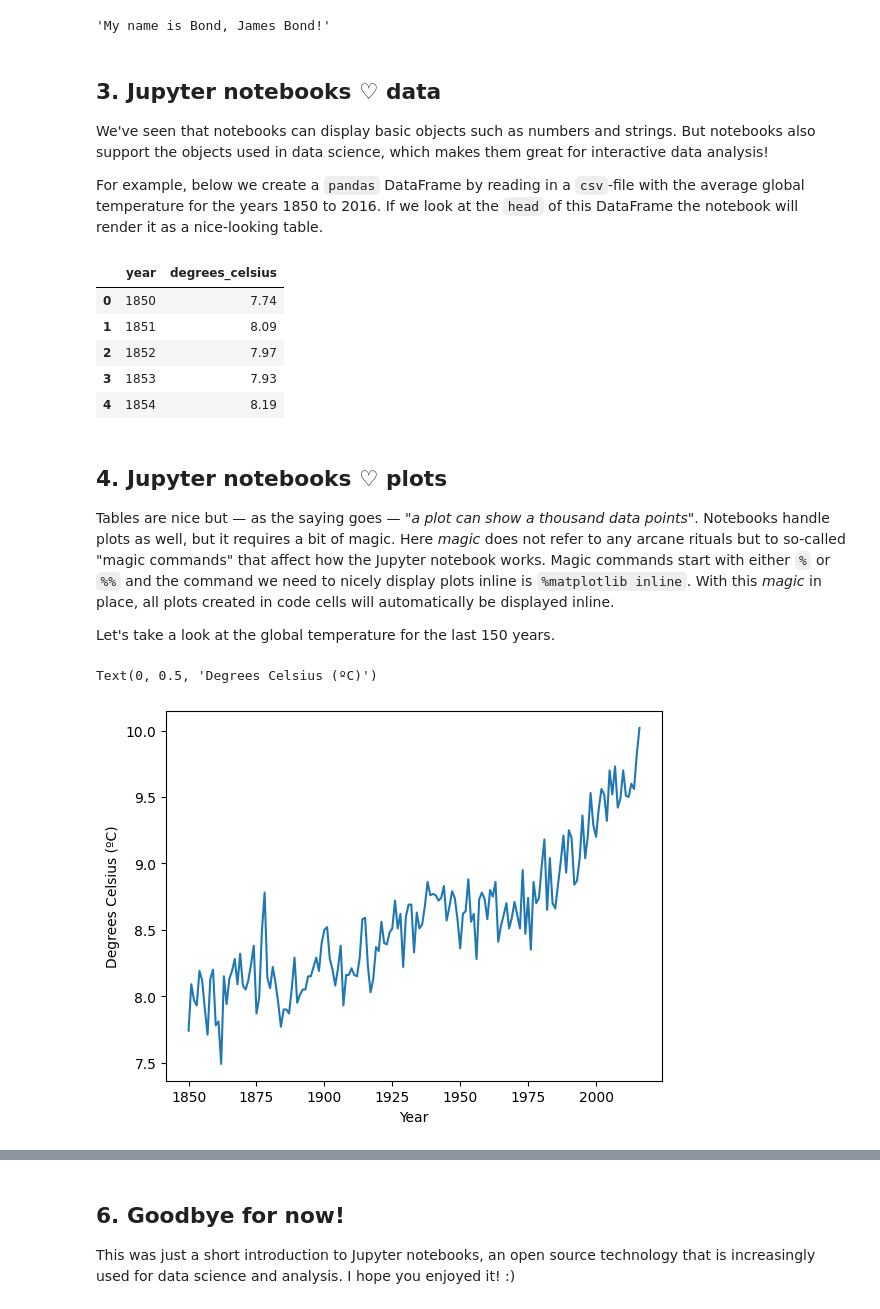
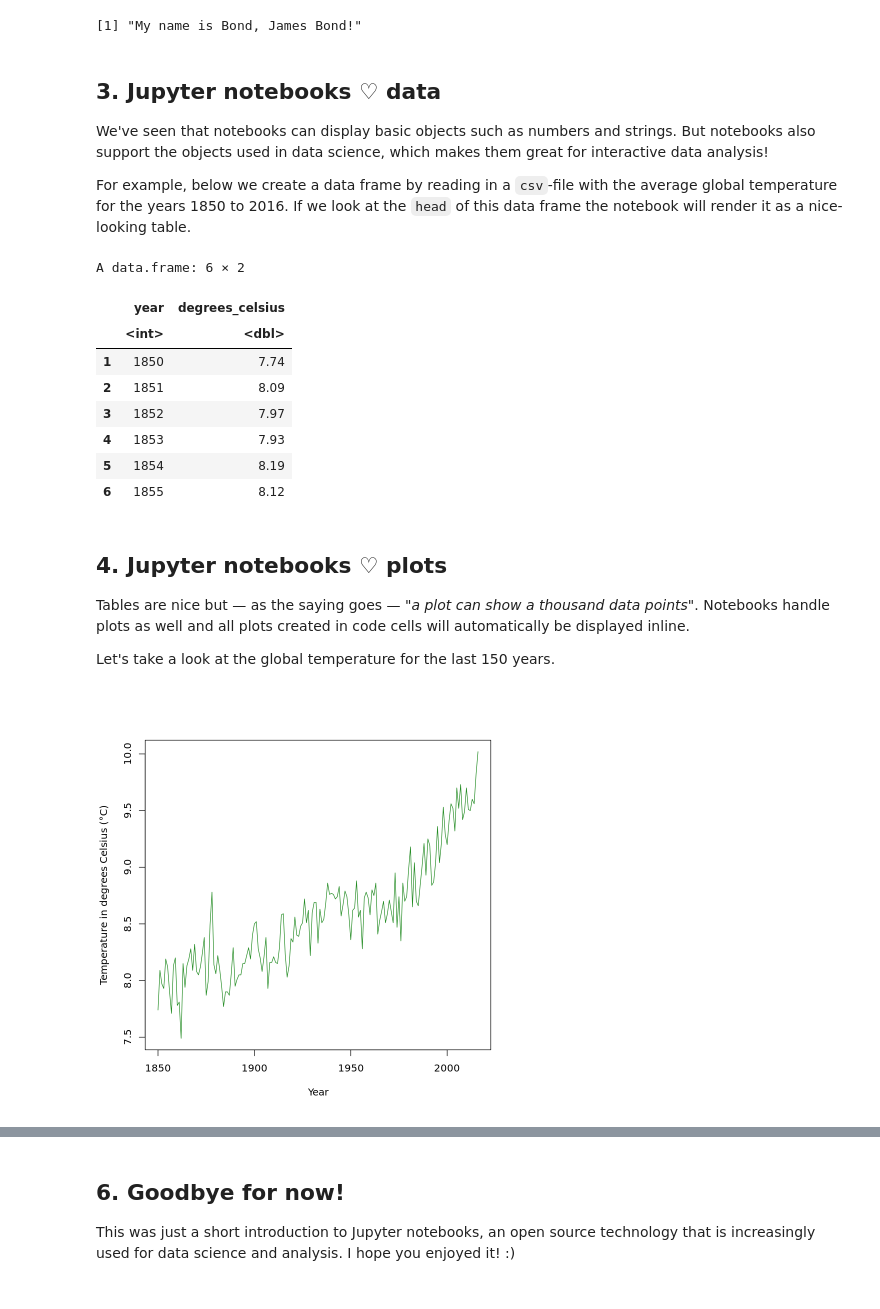
Before and after one commit to Torregu/DataCamp, a Jupyter notebook: Projects/content/Guided/Introduction to DataCamp Projects/R/notebook.ipynb, the cells around one changed output, grey strips where cells are left out. Drawn from its saved outputs; the diff is of its cells as text; code cells hidden in the pictures.

```diff
--- a/Projects/content/Guided/Introduction to DataCamp Projects/R/notebook.ipynb
+++ b/Projects/content/Guided/Introduction to DataCamp Projects/R/notebook.ipynb
@@ -14,50 +14,43 @@
 # %%
-def greet(first_name, last_name):
-    greeting = 'My name is ' + last_name + ', ' + first_name + ' ' + last_name + '!'
-    return greeting
+greet <- function(first_name, last_name) {
+  paste("My name is ", last_name, ", ",
+        first_name, " ", last_name, "!", sep = "")
+}
 
 # Replace with your first and last name.
 # That is, unless your name is already James Bond.
-greet('James', 'Bond')
+greet("James", "Bond")
 # %% [output]
-'My name is Bond, James Bond!'
+[1] "My name is Bond, James Bond!"
 # %% [markdown]
 ## 3. Jupyter notebooks ♡ data
 <p>We've seen that notebooks can display basic objects such as numbers and strings. But notebooks also support the objects used in data science, which makes them great for interactive data analysis!</p>
-<p>For example, below we create a <code>pandas</code> DataFrame by reading in a <code>csv</code>-file with the average global temperature for the years 1850 to 2016. If we look at the <code>head</code> of this DataFrame the notebook will render it as a nice-looking table.</p>
+<p>For example, below we create a data frame by reading in a <code>csv</code>-file with the average global temperature for the years 1850 to 2016. If we look at the <code>head</code> of this data frame the notebook will render it as a nice-looking table.</p>
 # %%
-# Importing the pandas module
-import pandas as pd
-
-# Reading in the global temperature data
-global_temp = pd.read_csv('datasets/global_temperature.csv')
+# Reading in the global temperature data,data
+global_temp <- read.csv("datasets/global_temperature.csv")
 
 # Take a look at the first datapoints
-# ... YOUR CODE FOR TASK 3 ...
-global_temp.head()
+# .... YOUR CODE FOR TASK 3 ....
+head(global_temp)
 # %% [output]
+A data.frame: 6 × 2
 |  | year | degrees_celsius |
-| 0 | 1850 | 7.74 |
-| 1 | 1851 | 8.09 |
-| 2 | 1852 | 7.97 |
-| 3 | 1853 | 7.93 |
-| 4 | 1854 | 8.19 |
+|  | <int> | <dbl> |
+| 1 | 1850 | 7.74 |
+| 2 | 1851 | 8.09 |
+| 3 | 1852 | 7.97 |
+| 4 | 1853 | 7.93 |
+| 5 | 1854 | 8.19 |
+| 6 | 1855 | 8.12 |
 # %% [markdown]
 ## 4. Jupyter notebooks ♡ plots
-<p>Tables are nice but — as the saying goes — <em>"a plot can show a thousand data points"</em>. Notebooks handle plots as well, but it requires a bit of magic. Here <em>magic</em> does not refer to any arcane rituals but to so-called "magic commands" that affect how the Jupyter notebook works. Magic commands start with either <code>%</code> or <code>%%</code> and the command we need to nicely display plots inline is <code>%matplotlib inline</code>. With this <em>magic</em> in place, all plots created in code cells will automatically be displayed inline. </p>
+<p>Tables are nice but — as the saying goes — <em>"a plot can show a thousand data points"</em>. Notebooks handle plots as well and all plots created in code cells will automatically be displayed inline. </p>
 <p>Let's take a look at the global temperature for the last 150 years.</p>
 # %%
-# Setting up inline plotting using jupyter notebook "magic"
-%matplotlib inline
-
-import matplotlib.pyplot as plt
-
-# Plotting global temperature in degrees celsius by year
-plt.plot(global_temp['year'], global_temp['degrees_celsius'])
-
-# Adding some nice labels
-plt.xlabel('Year')
-plt.ylabel('Degrees Celsius (ºC)')
+# Plotting global temperature in degrees celsius by year.
+plot(global_temp$year, global_temp$degrees_celsius,
+     type = "l", col = "forestgreen",
+     xlab = "Year", ylab = "Temperature in degrees Celsius (°C)")
 # %% [output]
-Text(0, 0.5, 'Degrees Celsius (ºC)')
-[figure, old version]
+[figure, new version]
```
Also changed, not shown: parts of 8 cells of this notebook.
